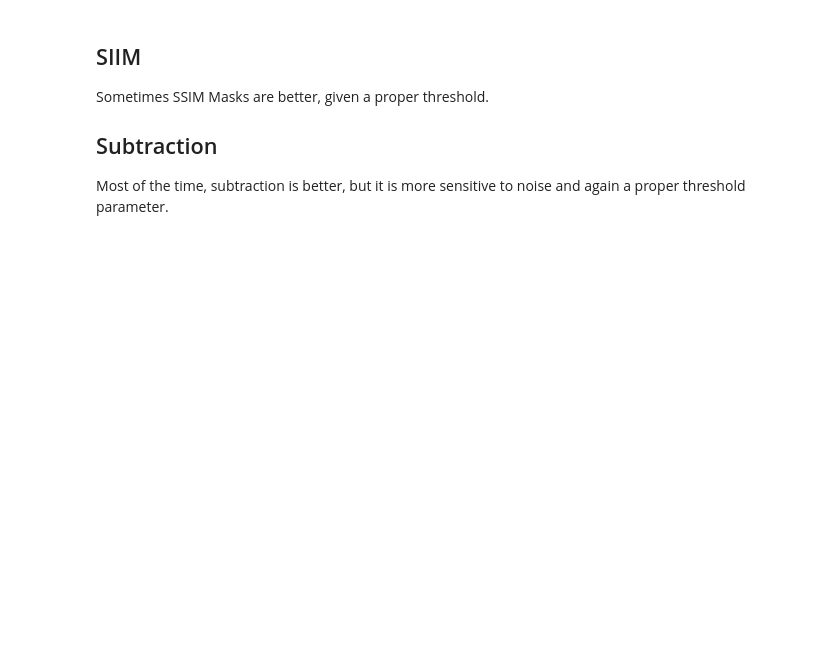
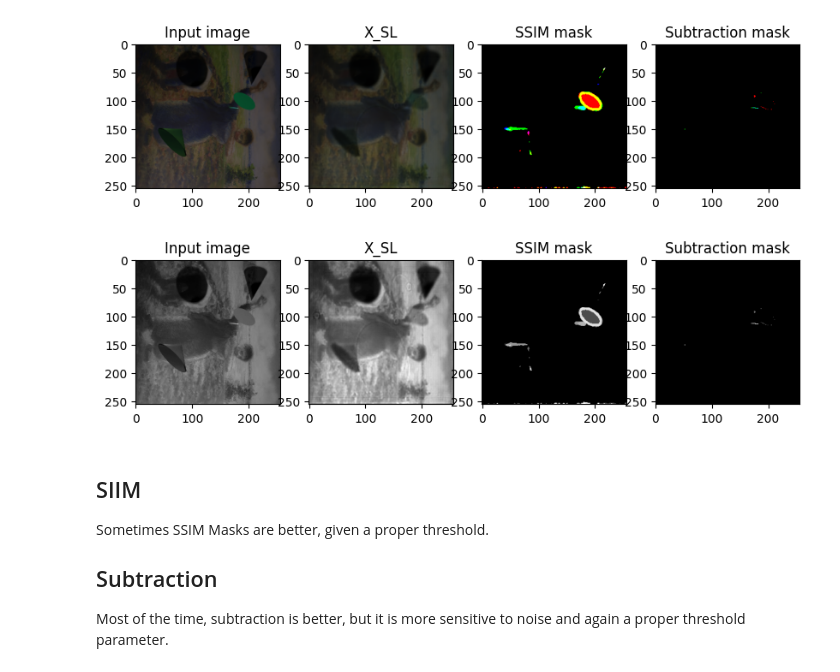
Before and after one commit to timherzig/decomposition_learning, a Jupyter notebook: notebooks/use_model_for_occ_targets.ipynb, the cells around one changed output. Drawn from its saved outputs; the diff is of its cells as text; code cells hidden in the pictures; blank space fills up the shorter version.

```diff
--- a/notebooks/use_model_for_occ_targets.ipynb
+++ b/notebooks/use_model_for_occ_targets.ipynb
@@ -97,3 +116,9 @@ plot_input_and_masks(input_images[example], X_SL[example], ssim_img, subtraction
+# %%
+i = 9
+
+plot_input_and_masks(input_images[i], X_SL[i], ssim_img[i], subtraction_img[i])
+# %% [output]
+[figure, added]
 # %% [markdown]
 ## SIIM
 Sometimes SSIM Masks are better, given a proper threshold.
```
Also changed, not shown: parts of 3 cells of this notebook, 6 other files.
